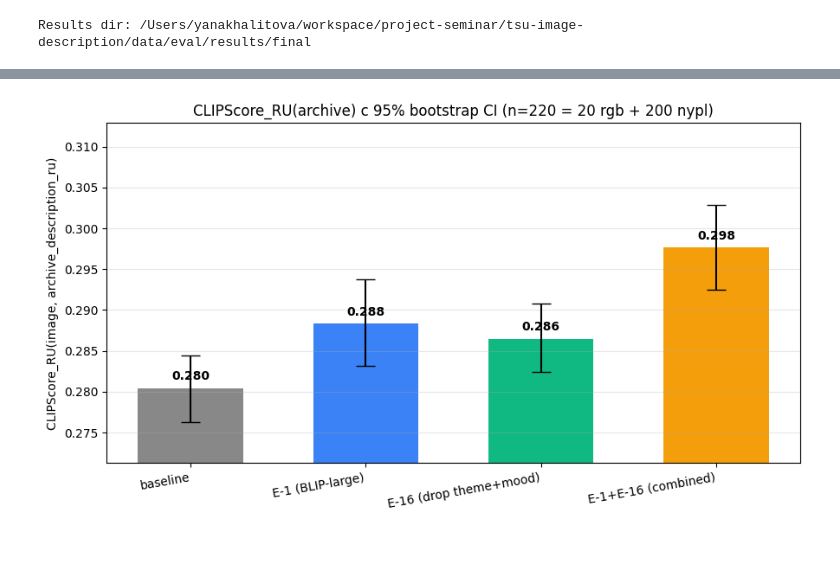
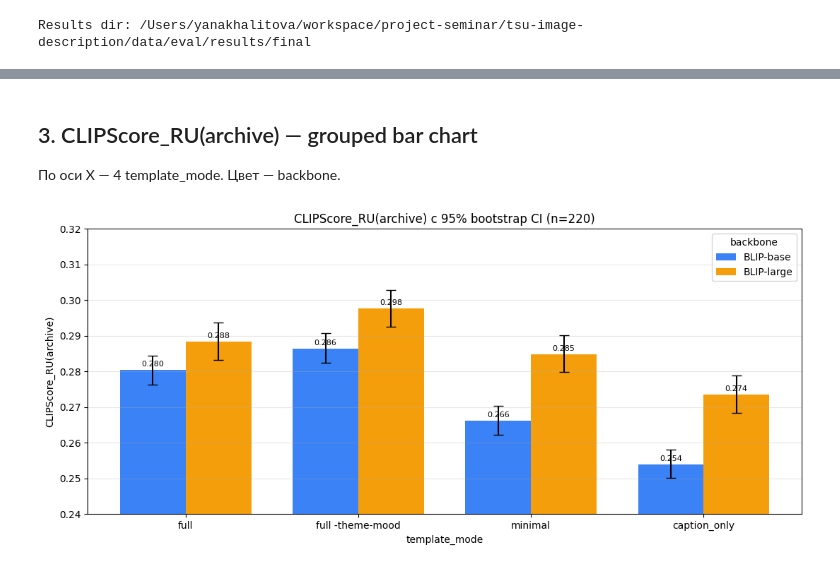
Before and after one commit to azat-khatyn/tsu-image-description, a Jupyter notebook: notebooks/experiments_results.ipynb, the cells around one changed output, grey strips where cells are left out. Drawn from its saved outputs; the diff is of its cells as text; code cells hidden in the pictures.

```diff
--- a/notebooks/experiments_results.ipynb
+++ b/notebooks/experiments_results.ipynb
@@ -103,31 +114,44 @@ table.round(4)
-# %%
-ci_rows = []
-for label, r in runs.items():
-    vals = per_item_archive(r)
-    m = float(np.mean(vals))
-    lo, hi = bootstrap_ci(vals, n_iter=1000, conf=0.95, seed=42)
-    ci_rows.append({'run': label, 'mean': m, 'ci_lo': lo, 'ci_hi': hi})
-ci_df = pd.DataFrame(ci_rows)
-
-fig, ax = plt.subplots(figsize=(9, 5))
-x = np.arange(len(ci_df))
-colors = ['#888888', '#3b82f6', '#10b981', '#f59e0b']
-ax.bar(
-    x, ci_df['mean'],
-    yerr=[ci_df['mean'] - ci_df['ci_lo'], ci_df['ci_hi'] - ci_df['mean']],
-    capsize=8, color=colors[:len(ci_df)], width=0.6,
-)
-ax.set_xticks(x)
-ax.set_xticklabels(ci_df['run'], rotation=10, ha='right')
-ax.set_ylabel('CLIPScore_RU(image, archive_description_ru)')
-ax.set_title(f'CLIPScore_RU(archive) с 95% bootstrap CI (n=220 = 20 rgb + 200 nypl)')
-ax.grid(axis='y', alpha=0.3)
-ymin = ci_df['ci_lo'].min() - 0.005
-ymax = ci_df['ci_hi'].max() + 0.01
-ax.set_ylim(ymin, ymax)
-for i, row in ci_df.iterrows():
-    ax.text(i, row['mean'] + 0.001, f"{row['mean']:.3f}", ha='center', fontsize=10, fontweight='bold')
-plt.tight_layout()
-plt.show()
-# %% [output]
-[figure, removed]
+# %% [markdown]
+## 3. CLIPScore_RU(archive) — grouped bar chart
+
+По оси X — 4 template_mode. Цвет — backbone.
+# %%
+templates = ['full', 'full -theme-mood', 'minimal', 'caption_only']
+backbones = ['BLIP-base', 'BLIP-large']
+colors = {'BLIP-base': '#3b82f6', 'BLIP-large': '#f59e0b'}
+
+def lookup(b, t):
+    for r in runs:
+        if r['backbone'] == b and r['template'] == t: return r
+    return None
+
+fig, ax = plt.subplots(figsize=(11, 5))
+x = np.arange(len(templates))
+w = 0.38
+
+for i, b in enumerate(backbones):
+    means, errs_lo, errs_hi = [], [], []
+    for t in templates:
+        r = lookup(b, t)
+        vals = per_item_archive(r['data'])
+        m = float(np.mean(vals))
+        lo, hi = bootstrap_ci(vals, n_iter=1000, conf=0.95, seed=42)
+        means.append(m); errs_lo.append(m - lo); errs_hi.append(hi - m)
+    offset = (i - 0.5) * w
+    ax.bar(x + offset, means, w, yerr=[errs_lo, errs_hi], capsize=5,
+           label=b, color=colors[b])
+    for j, m in enumerate(means):
+        ax.text(x[j] + offset, m + 0.001, f'{m:.3f}', ha='center', fontsize=8)
+
+ax.set_xticks(x)
+ax.set_xticklabels(templates)
+ax.set_xlabel('template_mode')
+ax.set_ylabel('CLIPScore_RU(archive)')
+ax.set_title('CLIPScore_RU(archive) с 95% bootstrap CI (n=220)')
+ax.legend(title='backbone')
+ax.grid(axis='y', alpha=0.3)
+ax.set_ylim(0.24, 0.32)
+plt.tight_layout()
+plt.show()
+# %% [output]
+[figure, added]
```
Also changed, not shown: parts of 24 cells of this notebook, 7 other files.
